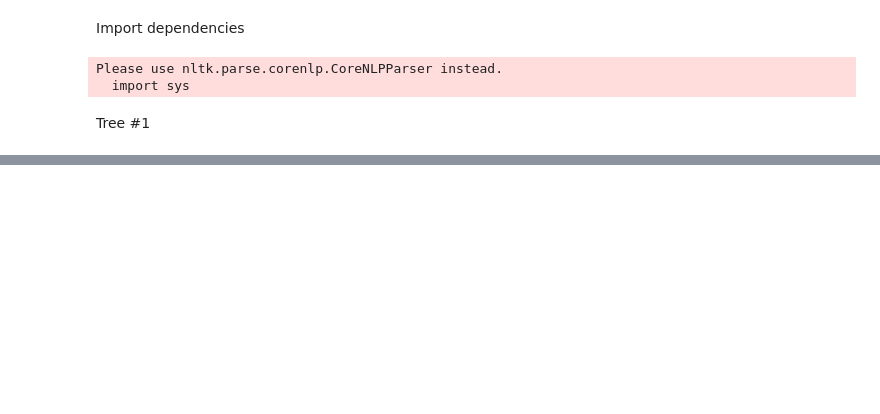
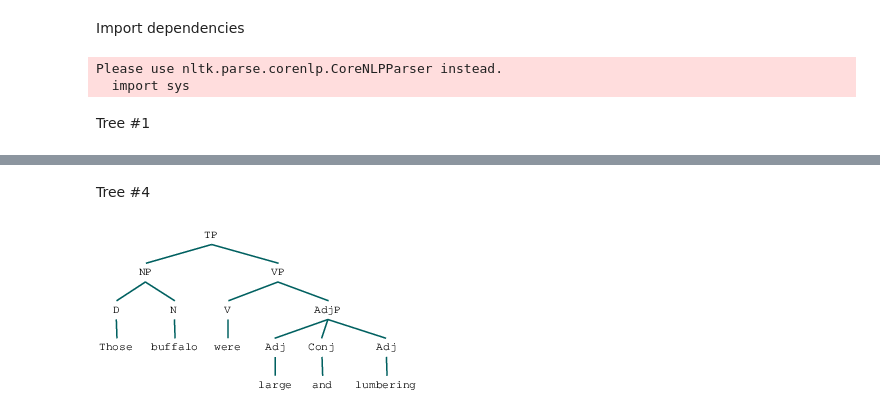
Before and after one commit to steve3p0/LING511, a Jupyter notebook: tree_generator/10_Trees_a_Day3.ipynb, the cells around one changed output, grey strips where cells are left out. Drawn from its saved outputs; the diff is of its cells as text; code cells hidden in the pictures; blank space fills up the shorter version.

```diff
--- a/tree_generator/10_Trees_a_Day3.ipynb
+++ b/tree_generator/10_Trees_a_Day3.ipynb
@@ -16,0 +39,8 @@ Tree #1
+# %% [markdown]
+Tree #4
+# %%
+sentence = "Those buffalo were large and lumbering"
+t = tree.parse_sentence(sentence)
+display(t)
+# %% [output]
+[figure, added]
```
Also changed, not shown: parts of 23 cells of this notebook, 1 other file.
